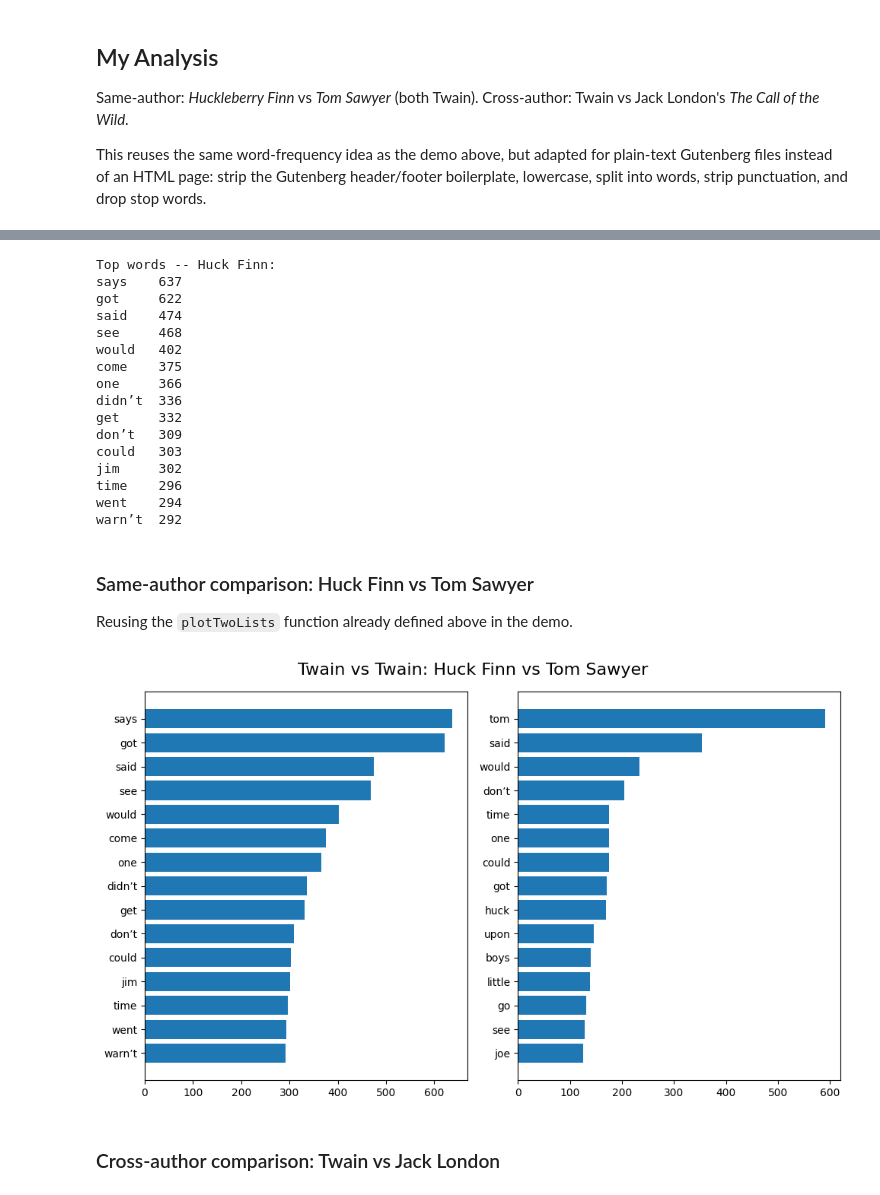
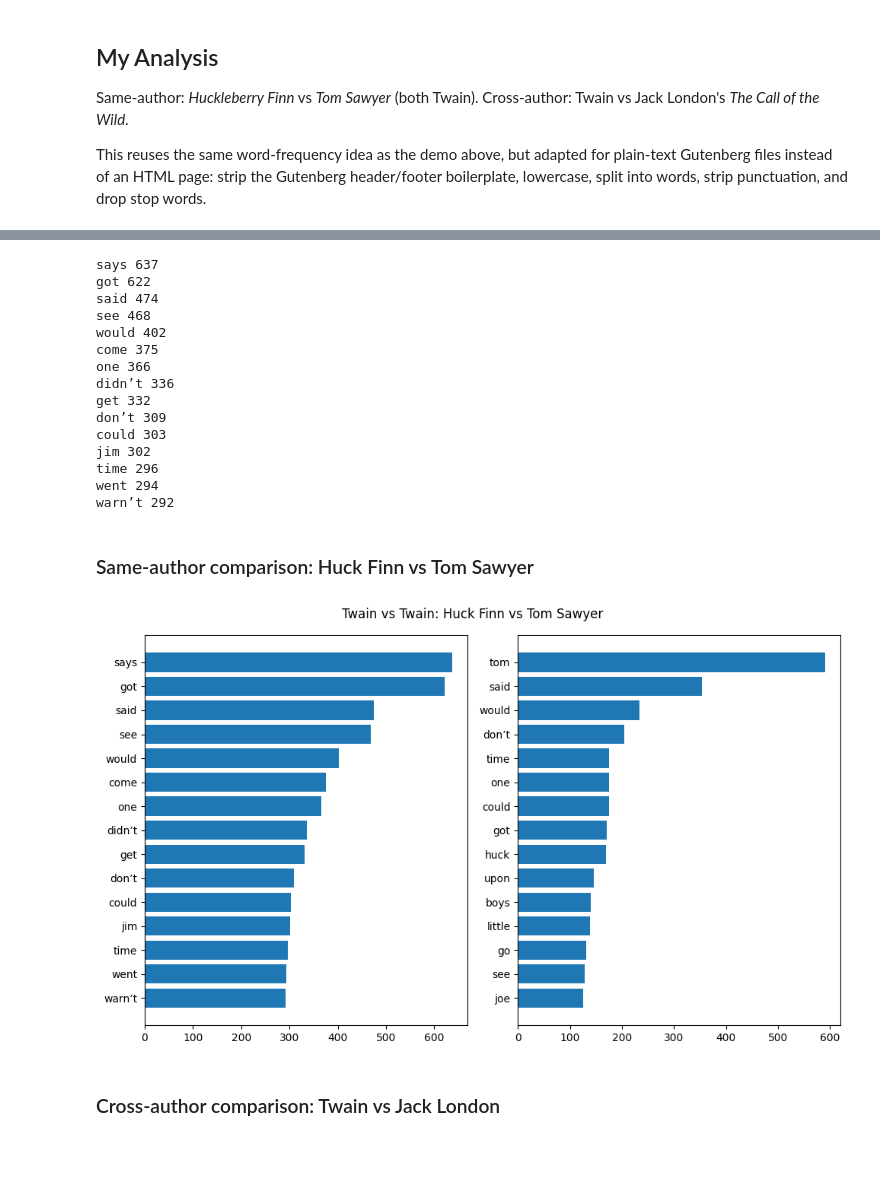
Before and after one commit to utk-cs445-fall26/MiniProject1, a Jupyter notebook: cgoering.ipynb, the cells around one changed output, grey strips where cells are left out. Cells and saved outputs as stored; diff of their text form; code cells hidden in the pictures; blank space fills up the shorter version.

```diff
--- a/cgoering.ipynb
+++ b/cgoering.ipynb
@@ -101,31 +99,28 @@ Call of the Wild total words: 31823
 # %%
 def top_n(wf, n=15):
-    return sorted(wf.items(), key=operator.itemgetter(1), reverse=True)[:n]
+    return sorted(wf.items(), key=lambda x: x[1], reverse=True)[:n]
 
 top_huck = top_n(wf_huck)
 top_tom  = top_n(wf_tom)
 top_wild = top_n(wf_wild)
 
-print('Top words -- Huck Finn:')
-for w, c in top_huck: print(f'{w}\t{c}')
+for w, c in top_huck:
+    print(w, c)
 # %% [output]
-Top words -- Huck Finn:
-says    637
-got     622
-said    474
-see     468
-would   402
-come    375
-one     366
-didn’t  336
-get     332
-don’t   309
-could   303
-jim     302
-time    296
-went    294
-warn’t  292
+says 637
+got 622
+said 474
+see 468
+would 402
+come 375
+one 366
+didn’t 336
+get 332
+don’t 309
+could 303
+jim 302
+time 296
+went 294
+warn’t 292
 # %% [markdown]
 ### Same-author comparison: Huck Finn vs Tom Sawyer
-
-Reusing the `plotTwoLists` function already defined above in the demo.
@@ -157,7 +127,20 @@ def plot_two_lists(list_a, list_b, title):
-# %%
-plot_two_lists(top_huck, top_tom, 'Twain vs Twain: Huck Finn vs Tom Sawyer')
-# %% [output]
-[figure, removed]
+# %%
+import matplotlib.pyplot as plt
+%matplotlib inline
+
+def plot_two_lists(a, b, title):
+    fig, (ax1, ax2) = plt.subplots(1, 2, figsize=(10, 6))
+    fig.suptitle(title)
+    ax1.barh([w for w, c in a], [c for w, c in a])
+    ax1.invert_yaxis()
+    ax2.barh([w for w, c in b], [c for w, c in b])
+    ax2.invert_yaxis()
+    plt.tight_layout()
+    plt.show()
+
+plot_two_lists(top_huck, top_tom, 'Twain vs Twain: Huck Finn vs Tom Sawyer')
+# %% [output]
+[figure, added]
 # %% [markdown]
 ### Cross-author comparison: Twain vs Jack London
 # %%
```
Also changed, not shown: parts of 20 cells of this notebook.
